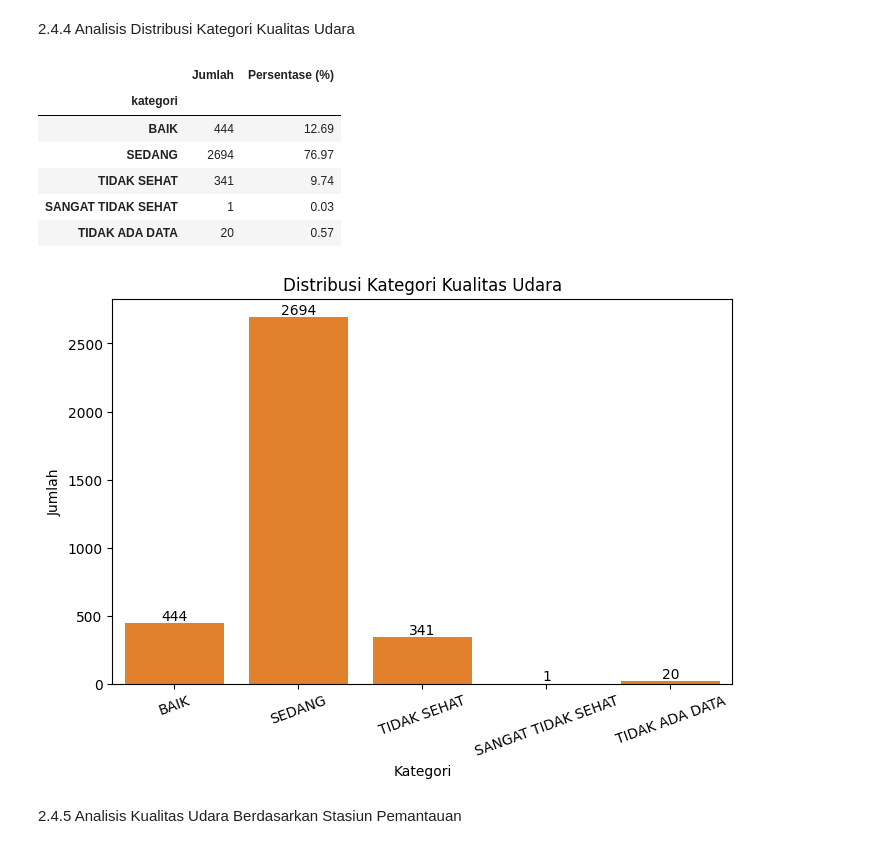
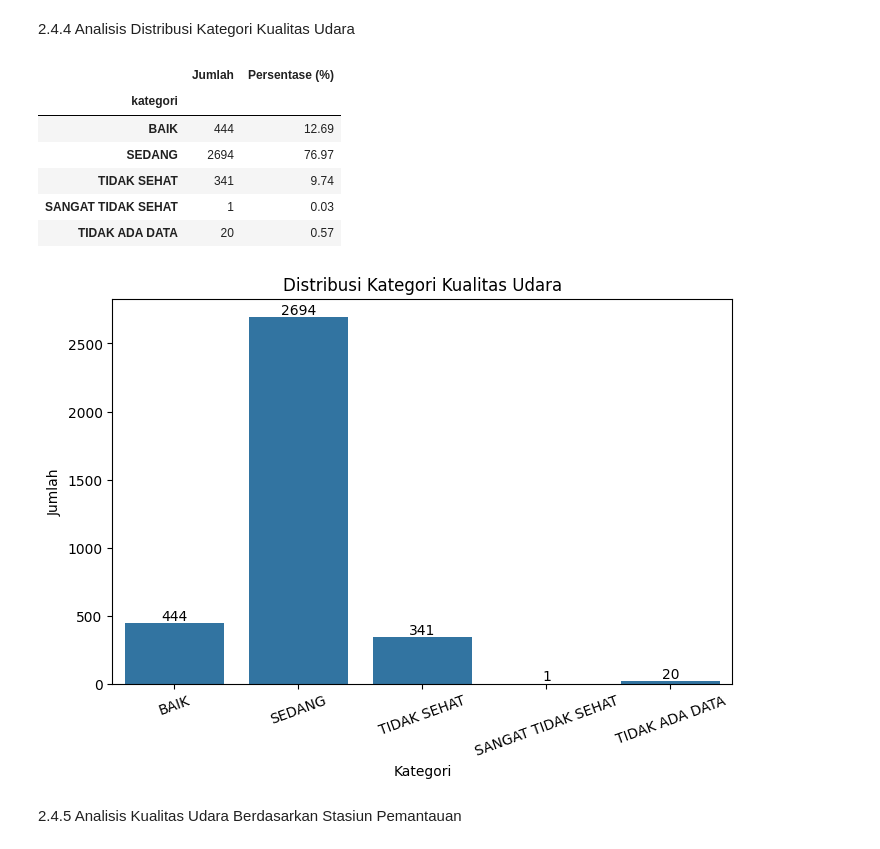
Before and after one commit to Cantikazahra/49_IF-E_titut-titut, a Jupyter notebook: Projek_ISPU.ipynb, the cells around one changed output. Saved outputs shown, nothing was run; the diff lists cells and outputs as text; code cells hidden in the pictures.

```diff
--- a/Projek_ISPU.ipynb
+++ b/Projek_ISPU.ipynb
@@ -524,31 +524,30 @@ nitrogen_dioksida      27.21               3432
 # %%
 # Jumlah dan persentase setiap kategori
 urutan = ["BAIK", "SEDANG", "TIDAK SEHAT", "SANGAT TIDAK SEHAT", "TIDAK ADA DATA"]
 
 jumlah = df["kategori"].value_counts().reindex(urutan)
 persen = (jumlah / jumlah.sum() * 100).round(2)
 
 display(pd.DataFrame({"Jumlah": jumlah, "Persentase (%)": persen}))
 
-# Visualisasi
+# Visualisasi Kategori Kualitas Udara
 plt.figure(figsize=(8, 5))
-sns.countplot(data=df, x="kategori", order=urutan)
 ax = sns.countplot(data=df, x="kategori", order=urutan)
 ax.bar_label(ax.containers[0])
 plt.title("Distribusi Kategori Kualitas Udara")
 plt.xlabel("Kategori")
 plt.ylabel("Jumlah")
 plt.xticks(rotation=20)
 plt.show()
 # %% [output]
 |  | Jumlah | Persentase (%) |
 | kategori |  |  |
 | BAIK | 444 | 12.69 |
 | SEDANG | 2694 | 76.97 |
 | TIDAK SEHAT | 341 | 9.74 |
 | SANGAT TIDAK SEHAT | 1 | 0.03 |
 | TIDAK ADA DATA | 20 | 0.57 |
-[figure, old version]
+[figure, new version]
 # %% [markdown]
 2.4.5 Analisis Kualitas Udara Berdasarkan Stasiun Pemantauan
 # %%
```
Also changed, not shown: parts of 2 cells of this notebook.
